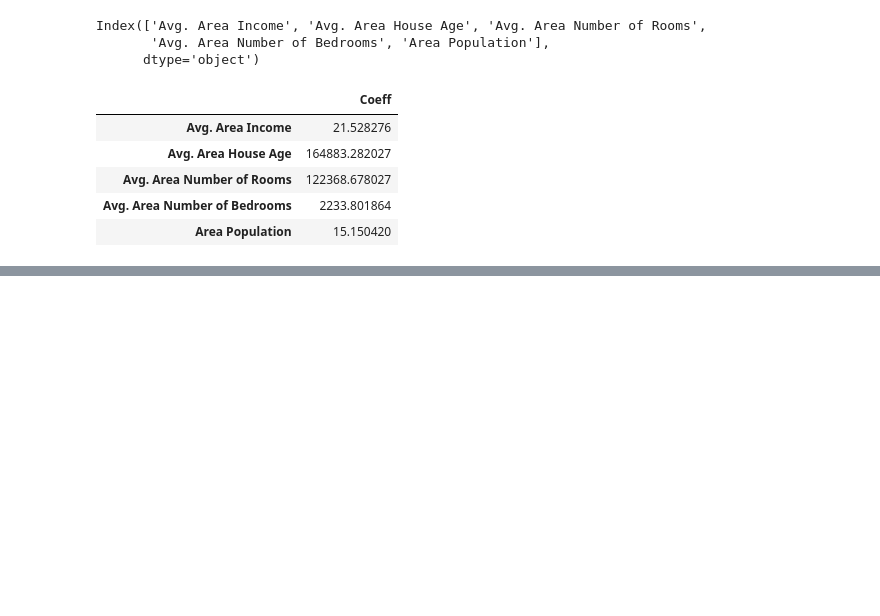
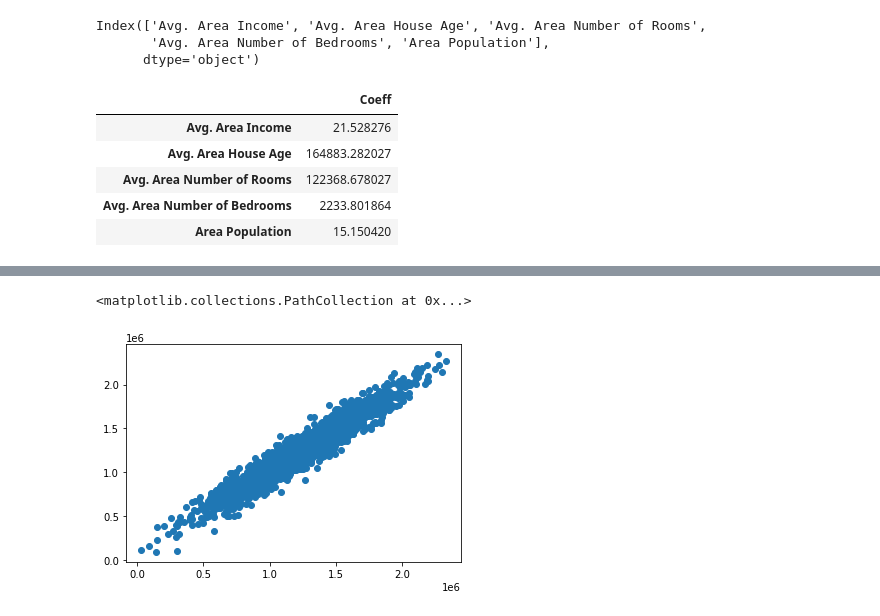
Before and after one commit to Ayush76-crypto/Code-Ground, a Jupyter notebook: Linear-Regression/Linear Regression - 1.ipynb, the cells around one changed output, grey strips where cells are left out. Drawn from its saved outputs; the diff is of its cells as text; code cells hidden in the pictures; blank space fills up the shorter version.

```diff
--- a/Linear-Regression/Linear Regression - 1.ipynb
+++ b/Linear-Regression/Linear Regression - 1.ipynb
@@ -135,0 +138,2 @@ cdf
+# %%
+predictions = lm.predict(X_test)
@@ -135,0 +160,5 @@ cdf
+# %%
+plt.scatter(y_test,predictions)
+# %% [output]
+<matplotlib.collections.PathCollection at 0x...>
+[figure, added]
```
Also changed, not shown: parts of 8 cells of this notebook.
